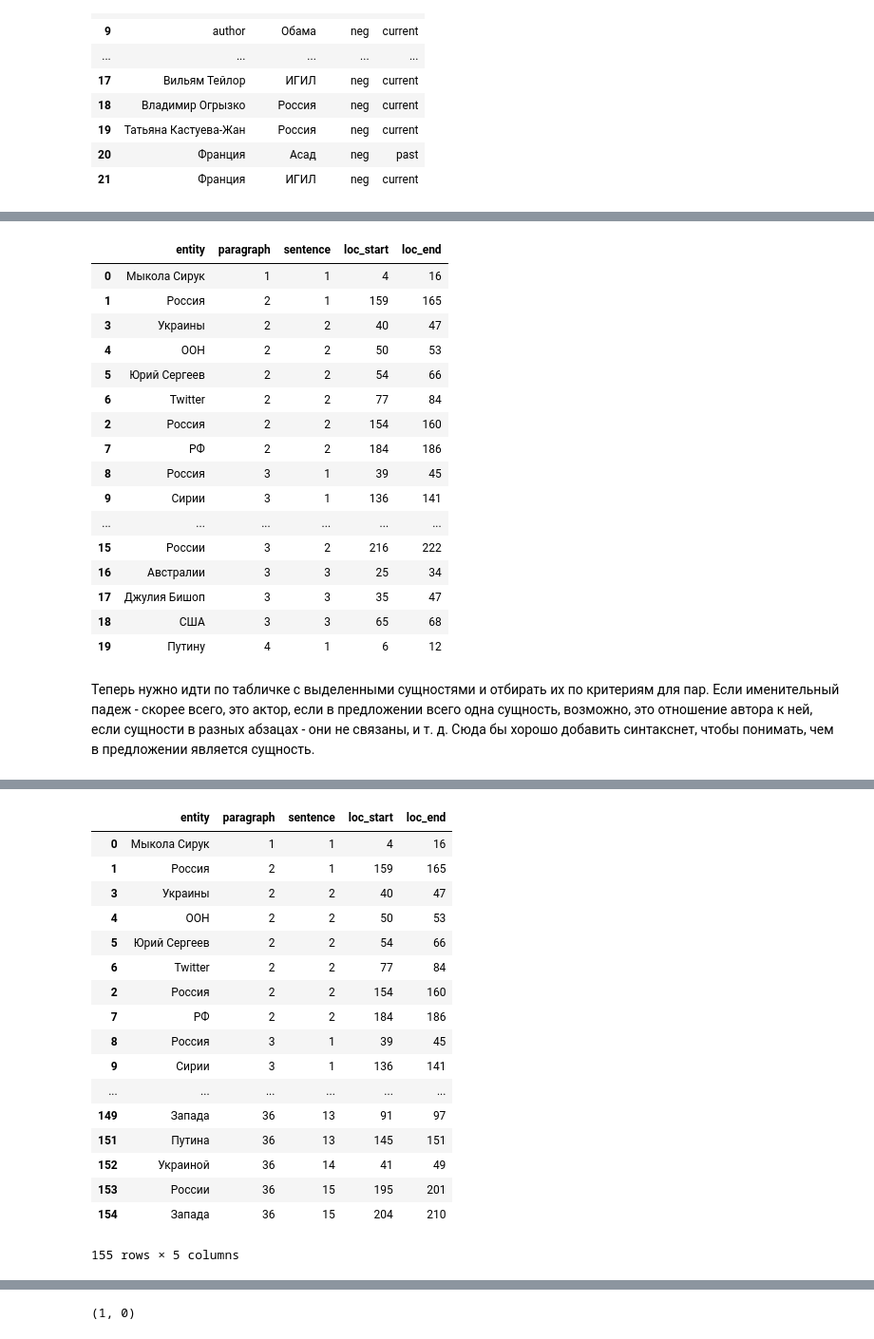
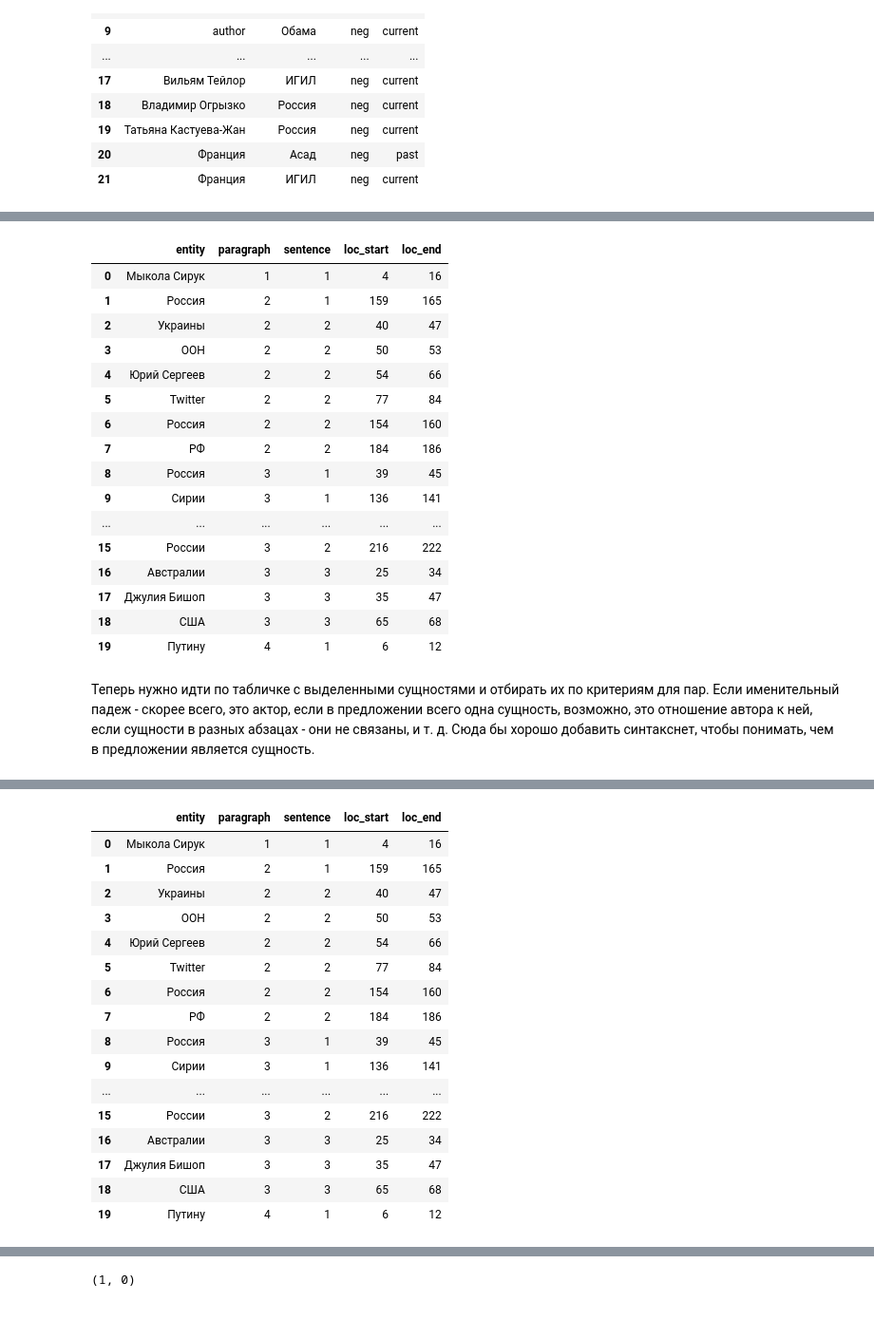
Before and after one commit to DmitrySerg/HSE-NLP-Summer-School, a Jupyter notebook: NLP_summerschool.ipynb, the cells around one changed output, grey strips where cells are left out. Shown: that part at 95% size. Drawn from its saved outputs; the diff is of its cells as text; code cells hidden in the pictures.

```diff
--- a/NLP_summerschool.ipynb
+++ b/NLP_summerschool.ipynb
@@ -156,5 +173,3 @@ def getSentimentCertainity(word):
 getSentimentCertainity("аборт")
 # %% [output]
 ('negative', 'fact')
-# %%
-t = loadText(1)
@@ -248,6 +226,7 @@ def getEntityPositions(text, entities):
                     ENTITIES = ENTITIES.append(to_append, ignore_index = True)
     ENTITIES = ENTITIES.drop_duplicates()
     ENTITIES = ENTITIES.sort_values(by=["paragraph", "sentence", "loc_start"])
+    ENTITIES = ENTITIES.reset_index(drop=True)
     return ENTITIES
 # %%
 ENTITIES = getEntityPositions(text, entities)
@@ -296,11 +275,11 @@ ENTITIES.head(20)
 |  | entity | paragraph | sentence | loc_start | loc_end |
 | 0 | Мыкола Сирук | 1 | 1 | 4 | 16 |
 | 1 | Россия | 2 | 1 | 159 | 165 |
-| 3 | Украины | 2 | 2 | 40 | 47 |
-| 4 | ООН | 2 | 2 | 50 | 53 |
-| 5 | Юрий Сергеев | 2 | 2 | 54 | 66 |
-| 6 | Twitter | 2 | 2 | 77 | 84 |
-| 2 | Россия | 2 | 2 | 154 | 160 |
+| 2 | Украины | 2 | 2 | 40 | 47 |
+| 3 | ООН | 2 | 2 | 50 | 53 |
+| 4 | Юрий Сергеев | 2 | 2 | 54 | 66 |
+| 5 | Twitter | 2 | 2 | 77 | 84 |
+| 6 | Россия | 2 | 2 | 154 | 160 |
 | 7 | РФ | 2 | 2 | 184 | 186 |
 | 8 | Россия | 3 | 1 | 39 | 45 |
 | 9 | Сирии | 3 | 1 | 136 | 141 |
@@ -345,26 +324,25 @@ print(loadText(10))
 
 {Author, Unknown}
 # %%
-ENTITIES
+ENTITIES.head(20)
 # %% [output]
 |  | entity | paragraph | sentence | loc_start | loc_end |
 | 0 | Мыкола Сирук | 1 | 1 | 4 | 16 |
 | 1 | Россия | 2 | 1 | 159 | 165 |
-| 3 | Украины | 2 | 2 | 40 | 47 |
-| 4 | ООН | 2 | 2 | 50 | 53 |
-| 5 | Юрий Сергеев | 2 | 2 | 54 | 66 |
-| 6 | Twitter | 2 | 2 | 77 | 84 |
-| 2 | Россия | 2 | 2 | 154 | 160 |
+| 2 | Украины | 2 | 2 | 40 | 47 |
+| 3 | ООН | 2 | 2 | 50 | 53 |
+| 4 | Юрий Сергеев | 2 | 2 | 54 | 66 |
+| 5 | Twitter | 2 | 2 | 77 | 84 |
+| 6 | Россия | 2 | 2 | 154 | 160 |
 | 7 | РФ | 2 | 2 | 184 | 186 |
 | 8 | Россия | 3 | 1 | 39 | 45 |
 | 9 | Сирии | 3 | 1 | 136 | 141 |
 | ... | ... | ... | ... | ... | ... |
-| 149 | Запада | 36 | 13 | 91 | 97 |
-| 151 | Путина | 36 | 13 | 145 | 151 |
-| 152 | Украиной | 36 | 14 | 41 | 49 |
-| 153 | России | 36 | 15 | 195 | 201 |
-| 154 | Запада | 36 | 15 | 204 | 210 |
+| 15 | России | 3 | 2 | 216 | 222 |
+| 16 | Австралии | 3 | 3 | 25 | 34 |
+| 17 | Джулия Бишоп | 3 | 3 | 35 | 47 |
+| 18 | США | 3 | 3 | 65 | 68 |
+| 19 | Путину | 4 | 1 | 6 | 12 |
-155 rows × 5 columns
 # %%
 ENTITIES.head(10)
 # %% [output]
```
Also changed, not shown: parts of 10 cells of this notebook.
